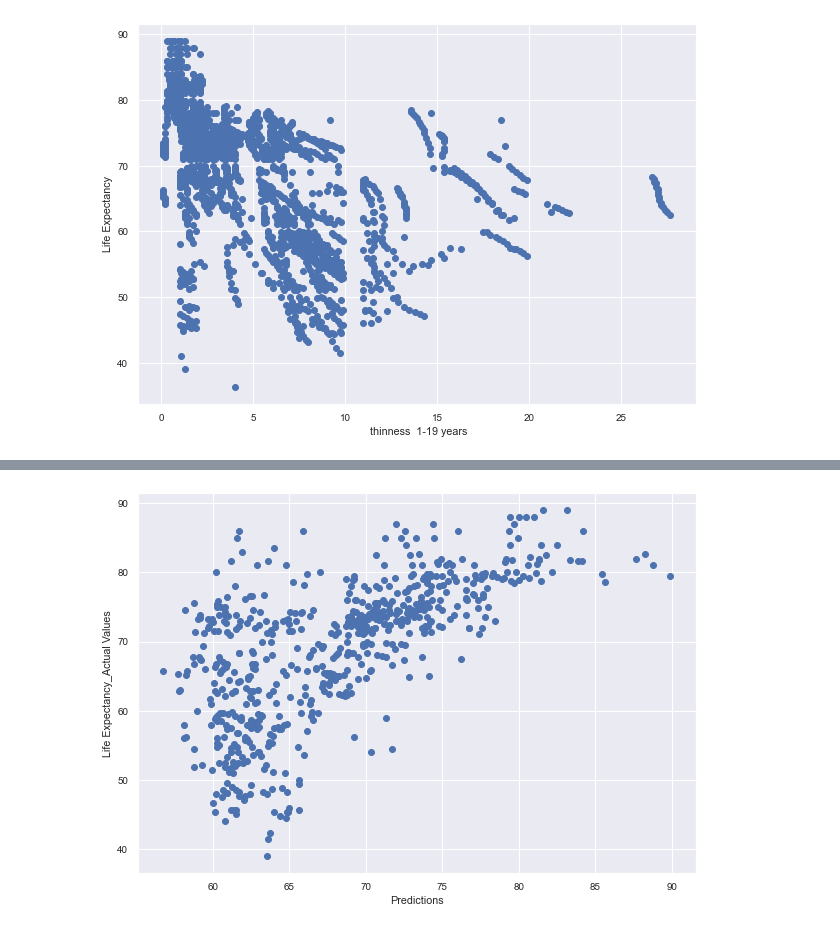
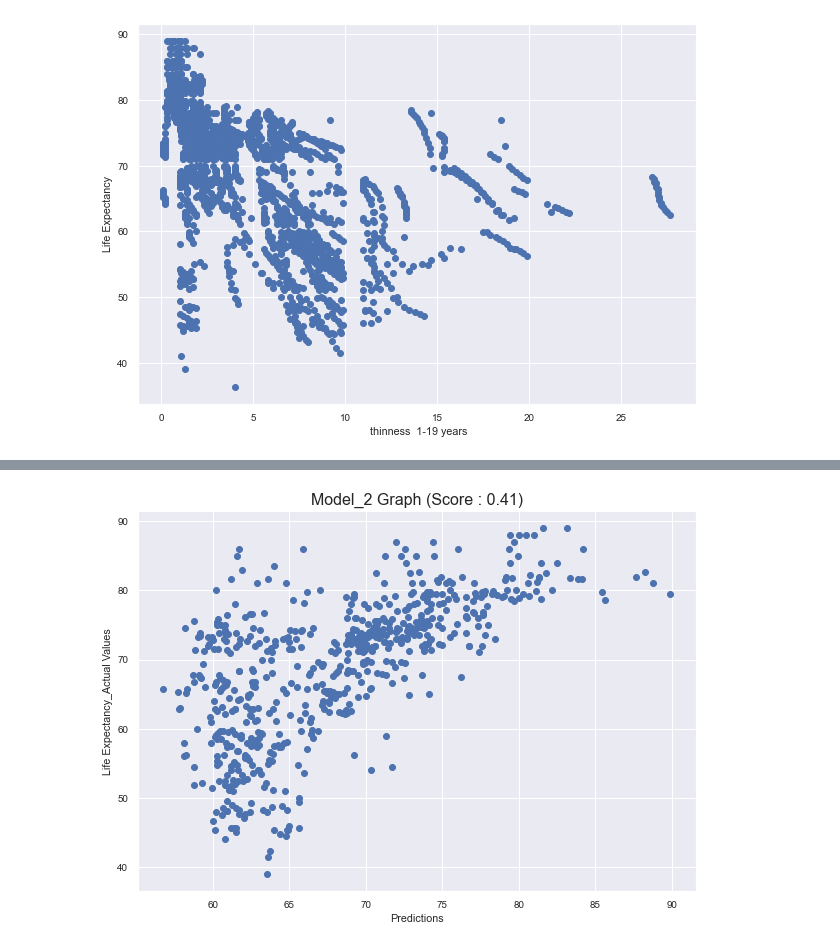
Before and after one commit to merkol/CS452, a Jupyter notebook: Homework_1/Life_Expectancy.ipynb, the cells around one changed output, grey strips where cells are left out. Cells and saved outputs as stored; diff of their text form; code cells hidden in the pictures.

```diff
--- a/Homework_1/Life_Expectancy.ipynb
+++ b/Homework_1/Life_Expectancy.ipynb
@@ -460,13 +562,14 @@ plt.show()
 # %%
 # Model 2 graph
 plt.figure(figsize=(10,7))
+plt.title("Model_2 Graph (Score : 0.41)",fontdict ={'fontsize' :16})
 plt.scatter(y2_predict,y2_test['Life expectancy '])
 plt.xlabel("Predictions")
 plt.ylabel("Life Expectancy_Actual Values")
 #pt.xlim([0,1])
 plt.show()
 # %% [output]
-[figure, old version]
+[figure, new version]
 # %%
 #Model 3 graph
 plt.figure(figsize=(10,7))
```
Also changed, not shown: parts of 22 cells of this notebook.
